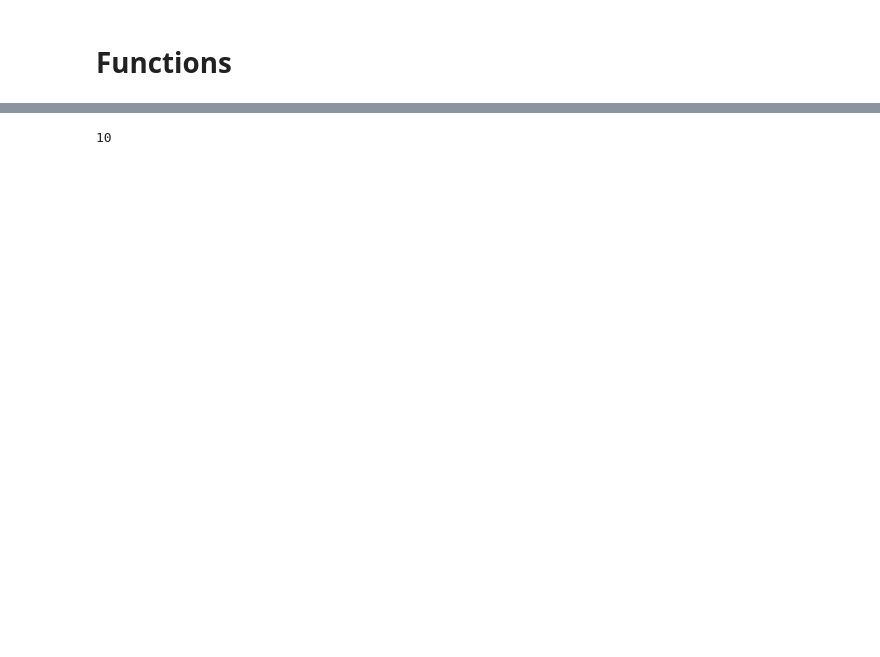
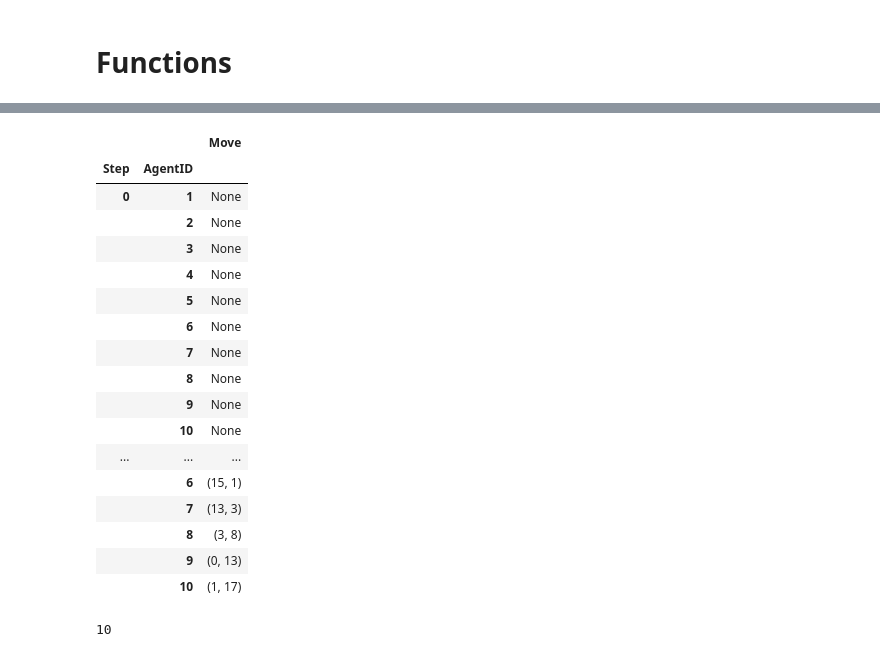
Before and after one commit to Dooders/Dooders, a Jupyter notebook: dooders/MesaDev.ipynb, the cells around one changed output, grey strips where cells are left out. Drawn from its saved outputs; the diff is of its cells as text; code cells hidden in the pictures; blank space fills up the shorter version.

```diff
--- a/dooders/MesaDev.ipynb
+++ b/dooders/MesaDev.ipynb
@@ -185,3 +218,24 @@ test = Simulation()
+# %%
+test.datacollector.get_agent_vars_dataframe()
+# %% [output]
+|  |  | Move |
+| Step | AgentID |  |
+| 0 | 1 | None |
+|  | 2 | None |
+|  | 3 | None |
+|  | 4 | None |
+|  | 5 | None |
+|  | 6 | None |
+|  | 7 | None |
+|  | 8 | None |
+|  | 9 | None |
+|  | 10 | None |
+| ... | ... | ... |
+|  | 6 | (15, 1) |
+|  | 7 | (13, 3) |
+|  | 8 | (3, 8) |
+|  | 9 | (0, 13) |
+|  | 10 | (1, 17) |
 # %%
 test.current_id
 # %% [output]
```
Also changed, not shown: parts of 28 cells of this notebook, 24 other files.
